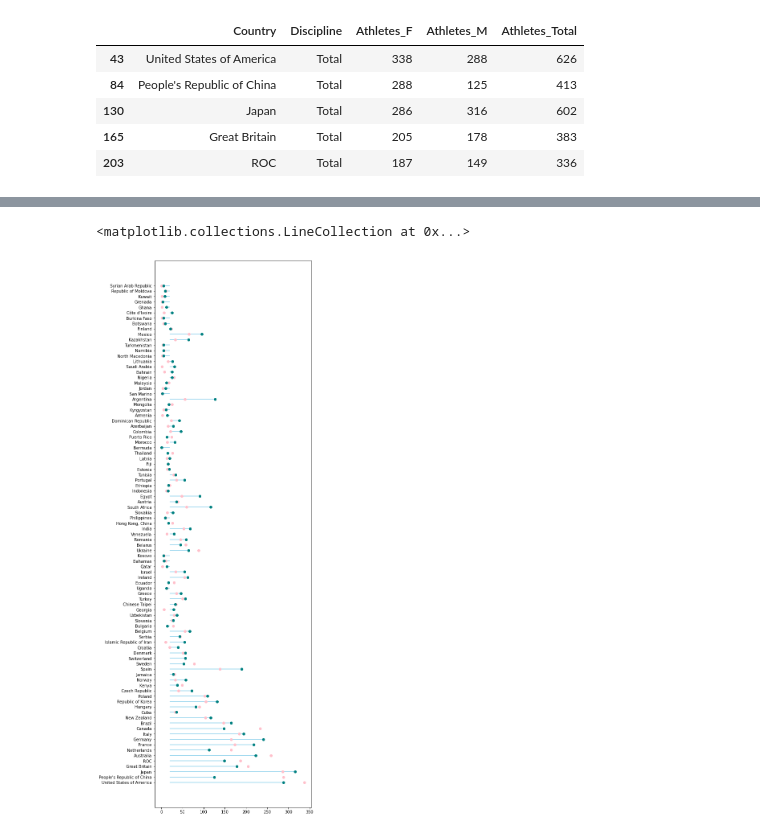
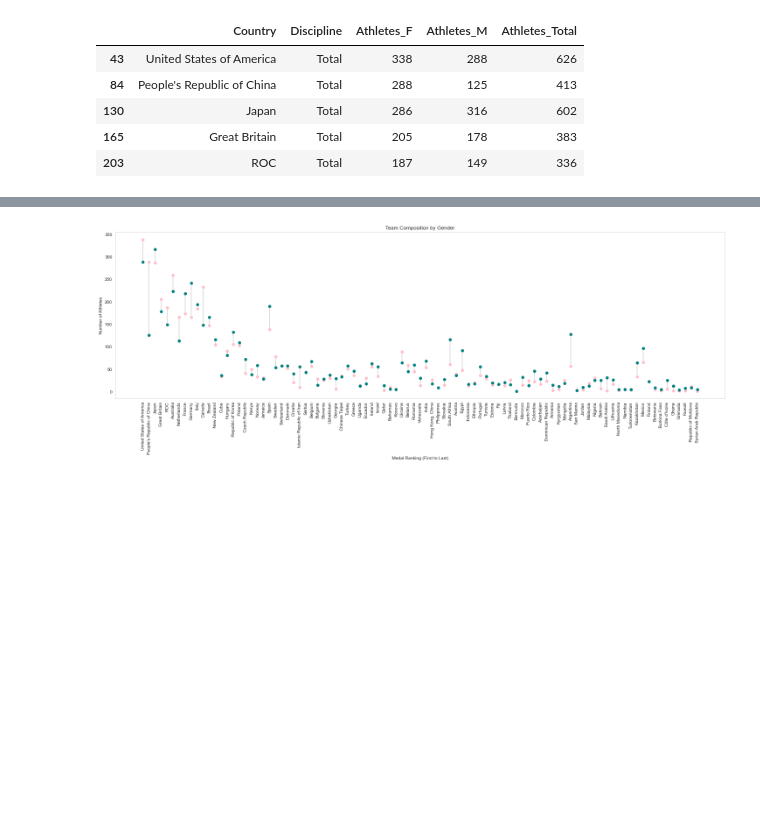
Before and after one commit to denaliazhi/INCOMPLETE-analyzing_Tokyo_Olympics, a Jupyter notebook: scraping-tokyo-olympics.ipynb, the cells around one changed output, grey strips where cells are left out. Cells and saved outputs as stored; diff of their text form; code cells hidden in the pictures; blank space fills up the shorter version.

```diff
--- a/scraping-tokyo-olympics.ipynb
+++ b/scraping-tokyo-olympics.ipynb
@@ -143,8 +146,26 @@ chart
-# %%
-fig, axs = plt.subplots(figsize = (7,25))
-axs.plot(totals['Athletes_F'], totals['Country'], marker="o", linewidth=0, color='pink')
-axs.plot(totals['Athletes_M'], totals['Country'], marker="o", linewidth=0, color='teal')
-axs.hlines(y=totals['Country'], xmin=20, xmax=totals['Athletes_M'], color='skyblue')
-# %% [output]
-<matplotlib.collections.LineCollection at 0x...>
-[figure, removed]
+# %%
+fig, axs = plt.subplots(figsize = (25,7))
+axs.plot(totals['Country'], totals['Athletes_F'], marker="o", linewidth=0, color='pink')
+axs.plot(totals['Country'], totals['Athletes_M'], marker="o", linewidth=0, color='teal')
+
+minimum = []
+i = 0
+while i < len(totals):
+    minimum.append(min(totals['Athletes_F'].iloc[i], totals['Athletes_M'].iloc[i]))
+    i = i + 1
+maximum = []
+j = 0
+while j < len(totals):
+    maximum.append(max(totals['Athletes_F'].iloc[j], totals['Athletes_M'].iloc[j]))
+    j = j + 1
+
+plt.vlines(x=totals['Country'], ymin=minimum, ymax=maximum, color='lightgrey')
+plt.xticks(rotation=90)
+plt.title("Team Composition by Gender")
+plt.xlabel("Medal Ranking (First to Last)")
+plt.ylabel("Number of Athletes")
+plt.grid(color='lightgrey', linewidth=0.5)
+
+plt.show()
+# %% [output]
+[figure, added]
```
Also changed, not shown: parts of 3 cells of this notebook.
